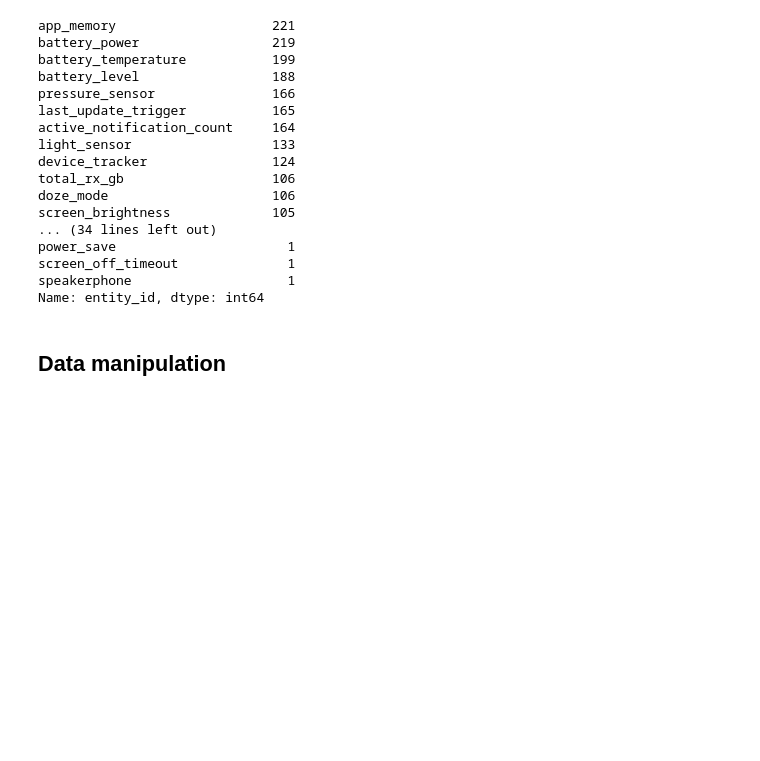
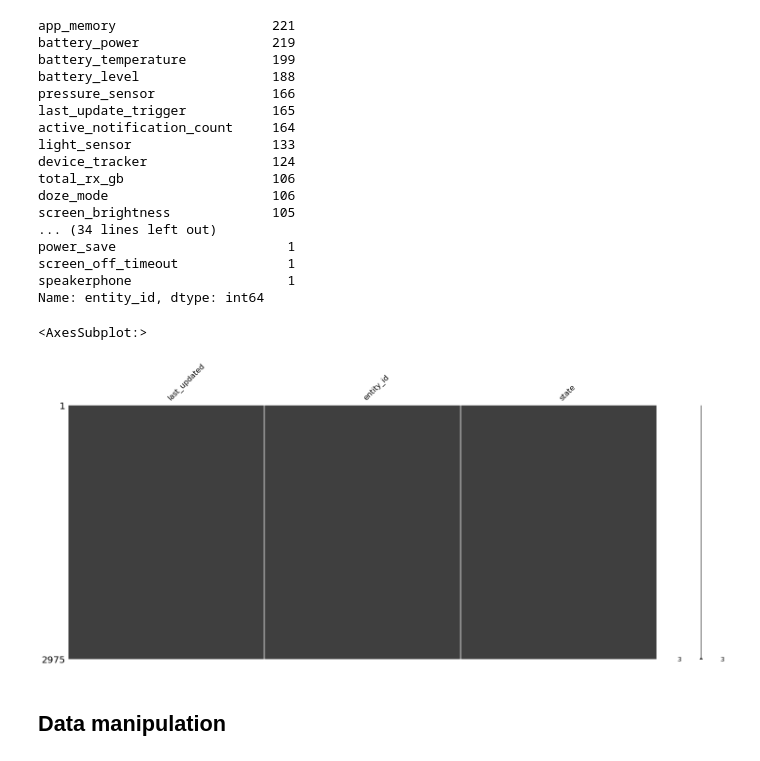
Before and after one commit to nunof98/data-fusion, a Jupyter notebook: main.ipynb, the cells around one changed output. Cells and saved outputs as stored; diff of their text form; code cells hidden in the pictures; blank space fills up the shorter version.

```diff
--- a/main.ipynb
+++ b/main.ipynb
@@ -80,6 +81,11 @@ power_save                      1
 screen_off_timeout              1
 speakerphone                    1
 Name: entity_id, dtype: int64
+# %%
+msno.matrix(dataframe)
+# %% [output]
+<AxesSubplot:>
+[figure, added]
 # %% [markdown]
 ## Data manipulation
 # %%
```
Also changed, not shown: parts of 8 cells of this notebook, 2 other files.
